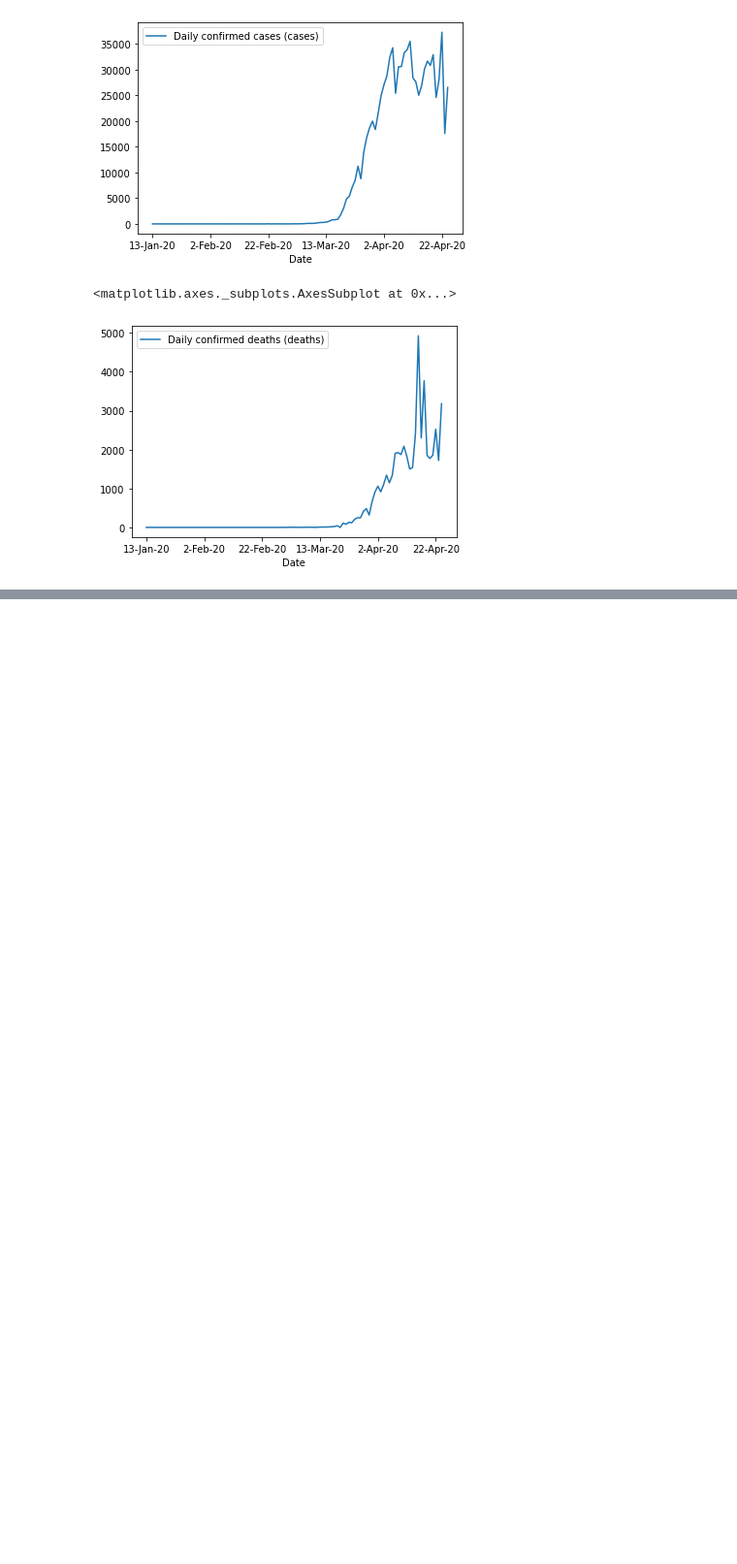
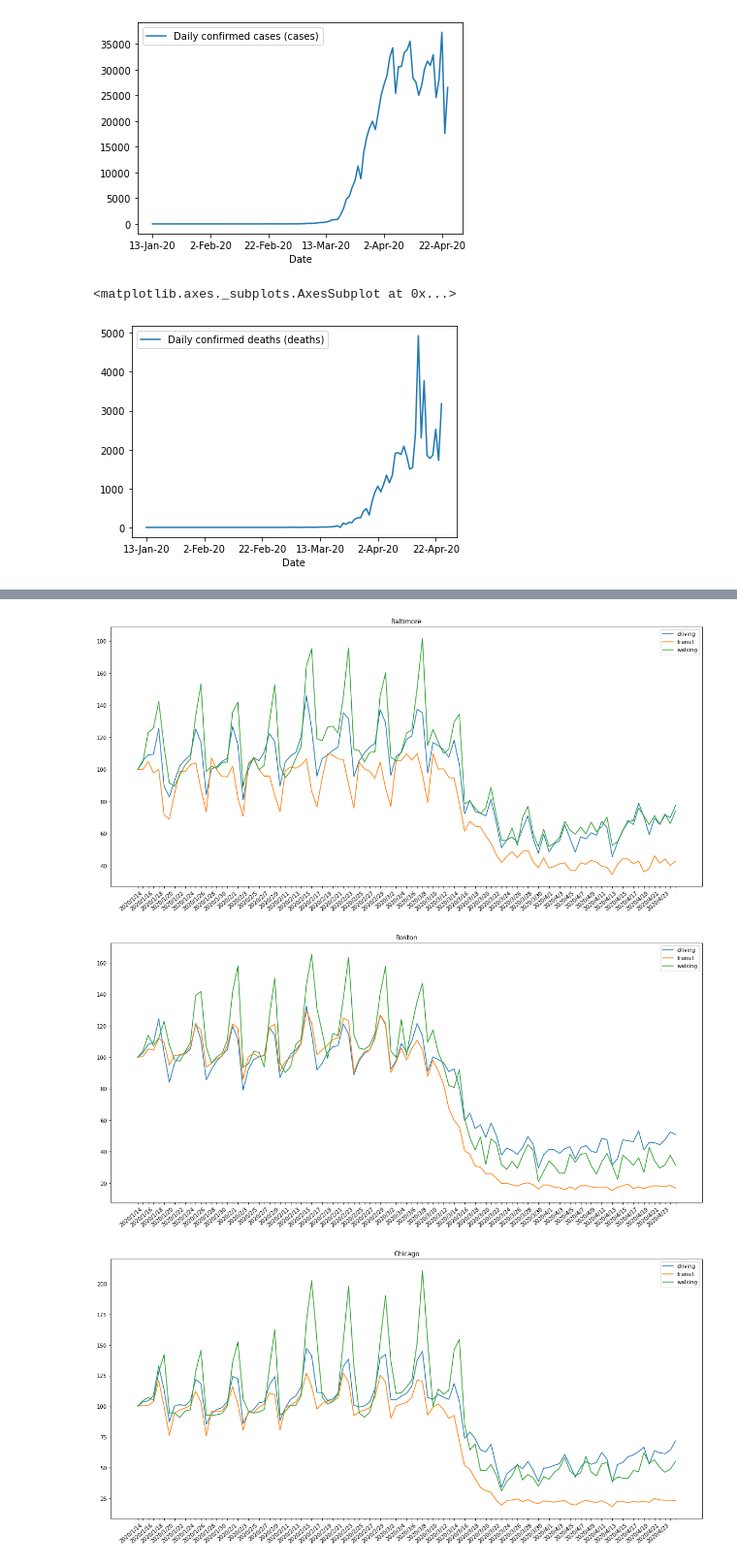
Before and after one commit to SPACE0724/DataScience-Project, a Jupyter notebook: COVID-19 Project.ipynb, the cells around one changed output, grey strips where cells are left out. Shown at 97% size. Saved outputs shown, nothing was run; the diff lists cells and outputs as text; code cells hidden in the pictures; blank space fills up the shorter version.

```diff
--- a/COVID-19 Project.ipynb
+++ b/COVID-19 Project.ipynb
@@ -70,0 +139,34 @@ df_daily_deaths.plot(x='Date')
+# %%
+
+# Visualization (each city types of transit)
+# df_mobUScty
+
+dates = df_mobUScty.columns[2:]
+
+for citygroup in allCities:
+    cityName = ""
+    fig, ax = plt.subplots(figsize=(20, 10))
+    ax.set_xticks(np.arange(len(dates)))
+    ax.set_xticklabels(cols)
+    for city in citygroup:
+        cityName = city[0]
+        transtype = city[1]
+        data = city[2:]
+
+        plt.plot(dates, data, label=transtype)
+
+    plt.title(cityName)
+    plt.legend()
+
+    plt.gcf().autofmt_xdate()
+    plt.xticks(rotation=40)
+
+    spacing = 2
+    for label in ax.xaxis.get_ticklabels()[::spacing]:
+        label.set_visible(False)
+
+    plt.show()
+# %% [output]
+[figure, added]
+[figure, added]
+[figure, added]
```
Also changed, not shown: parts of 22 cells of this notebook.
